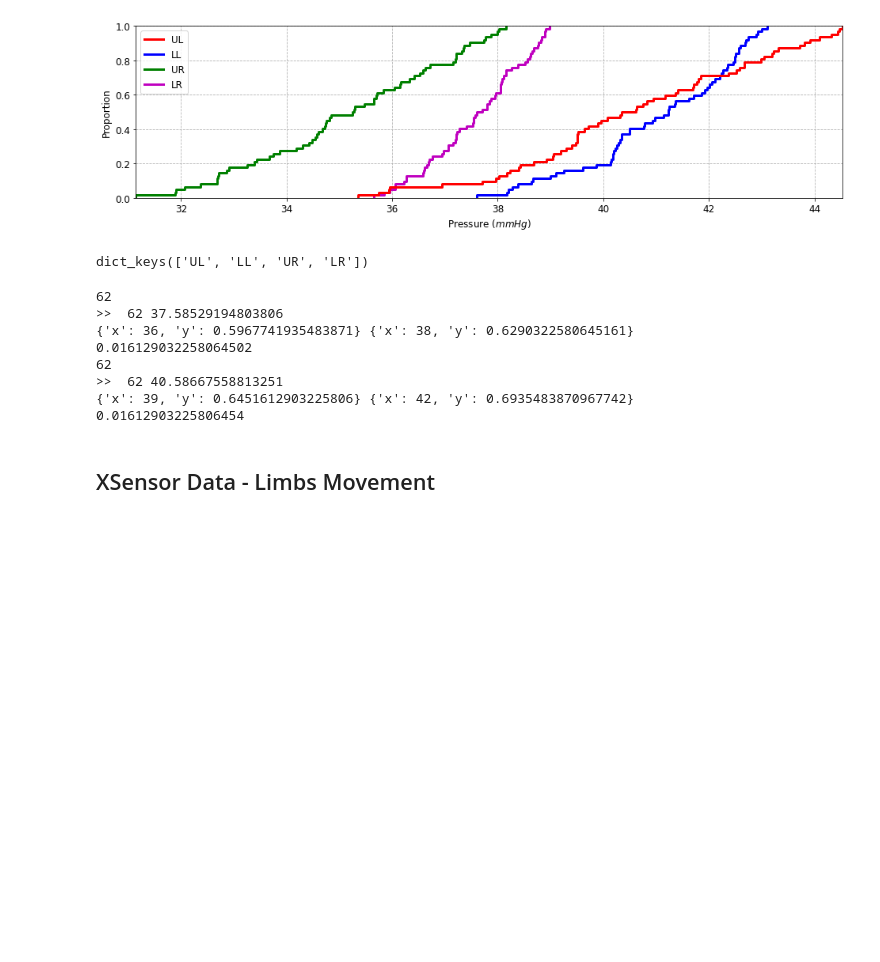
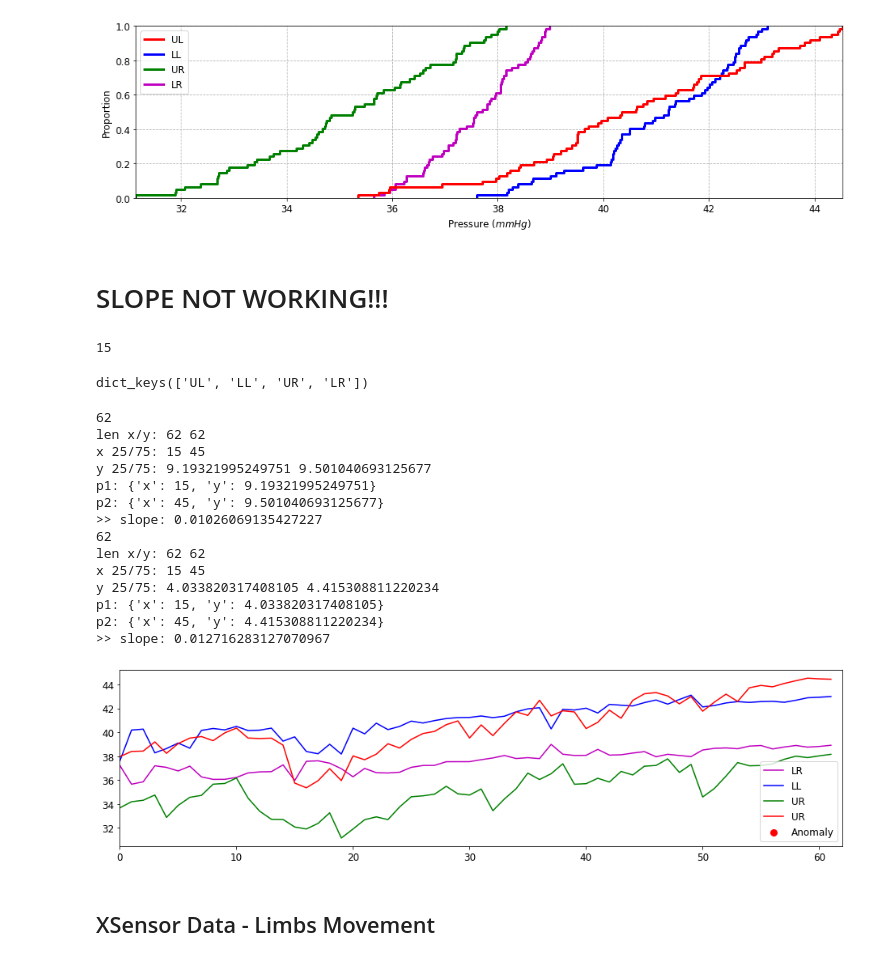
Before and after one commit to helderc/pressure-data-eda, a Jupyter notebook: image-analysis v03.ipynb, the cells around one changed output. Cells and saved outputs as stored; diff of their text form; code cells hidden in the pictures; blank space fills up the shorter version.

```diff
--- a/image-analysis v03.ipynb
+++ b/image-analysis v03.ipynb
@@ -66,7 +69,7 @@ plt.savefig(f'figs/pmat_f{frame_number}_division')
 # %% [output]
 [figure]
 # %%
-means_dict = ut.quadrant_analysis(img_csv, pts_dict, dataset='PMat')
+means_dict = ut.quadrant_analysis(img_csv, pts_dict, dataset='PMat', func=np.mean)
 #prs_mean = np.mean([left_means, right_means], axis=0)
 # %% [output]
 Quadrant analysis...
@@ -93,3 +94,5 @@ plt.savefig('figs/pmat_prs_ecdf.png', bbox_inches='tight')
+# %% [markdown]
+# SLOPE NOT WORKING!!!
 # %%
 # slope of the curve
 def slope (v):
@@ -116,25 +126,39 @@ def slope (v):
 
     m = (p2['y'] - p1['y']) / (p2['x'] - p1['x'])
     return m
+# %%
+62 // 4
+# %% [output]
+15
 # %%
 means_dict.keys()
 # %% [output]
 dict_keys(['UL', 'LL', 'UR', 'LR'])
 # %%
 print(len(means_dict['LR']))
-print(slope(means_dict['LR']))
+print('>> slope:', slope(means_dict['LR']))
 
 print(len(means_dict['UL']))
-print(slope(means_dict['UL']))
+print('>> slope:', slope(means_dict['UL']))
 # %% [output]
 62
->>  62 37.58529194803806
-{'x': 36, 'y': 0.5967741935483871} {'x': 38, 'y': 0.6290322580645161}
-0.016129032258064502
+len x/y: 62 62
+x 25/75: 15 45
+y 25/75: 9.19321995249751 9.501040693125677
+p1: {'x': 15, 'y': 9.19321995249751}
+p2: {'x': 45, 'y': 9.501040693125677}
+>> slope: 0.01026069135427227
 62
->>  62 40.58667558813251
-{'x': 39, 'y': 0.6451612903225806} {'x': 42, 'y': 0.6935483870967742}
-0.01612903225806454
+len x/y: 62 62
+x 25/75: 15 45
+y 25/75: 4.033820317408105 4.415308811220234
+p1: {'x': 15, 'y': 4.033820317408105}
+p2: {'x': 45, 'y': 4.415308811220234}
+>> slope: 0.012716283127070967
+# %%
+ut.anomaly_detection(means_dict,contamination=1e-20)
+# %% [output]
+[figure, added]
 # %% [markdown]
 ## XSensor Data - Limbs Movement
 # %%
```
Also changed, not shown: parts of 26 cells of this notebook, 1 other file.
